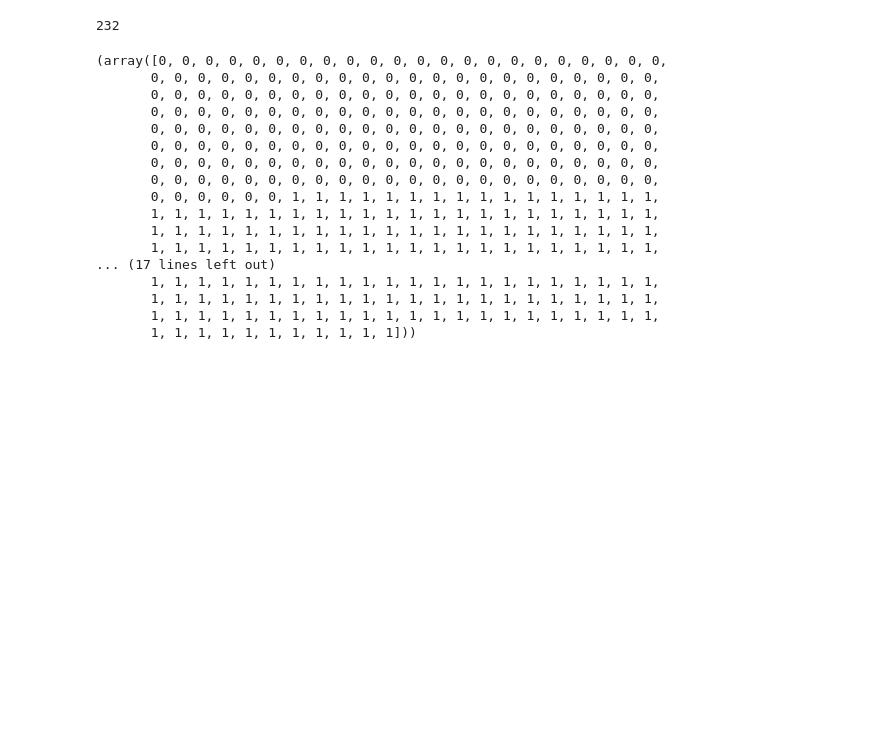
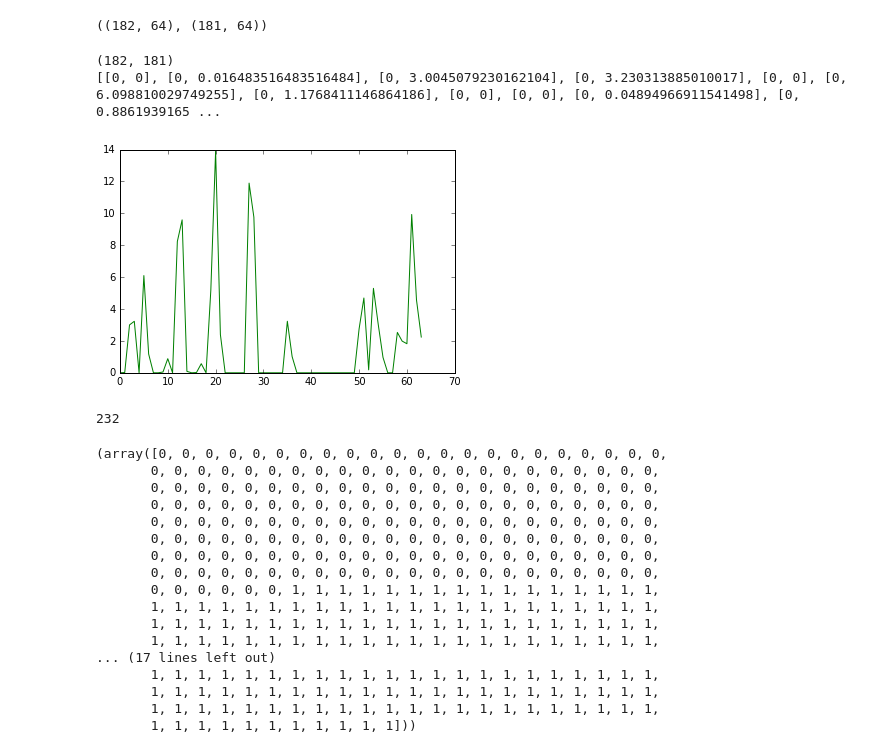
Before and after one commit to anshuman23/aaai-adversarial-clustering, a Jupyter notebook: DIGITS-1-4/zoo_approach_wip.ipynb, the cells around one changed output. Drawn from its saved outputs; the diff is of its cells as text; code cells hidden in the pictures; blank space fills up the shorter version.

```diff
--- a/DIGITS-1-4/zoo_approach_wip.ipynb
+++ b/DIGITS-1-4/zoo_approach_wip.ipynb
@@ -110,12 +110,13 @@ y = digits.target
 X1 = data[y == 1, :]
 X2 = data[y == 4,:]
 X = np.vstack((X1,X2))
+print(X1.shape, X2.shape)
 
 sample_size = X.shape[0]
 mask = np.zeros((sample_size))
 n_features = X.shape[1]
 
-X_org = np.copy(X)
+X_org = np.copy(X).astype(np.float64)
 
 ##kmeans_d = KMeans(n_clusters = cluster_size, random_state=42)
 ##labels_d = kmeans_d.fit_predict(X)
@@ -167,6 +168,37 @@ for idx in range(0,sample_size):
         mask[idx] = 1
         count+=1
         mask_idx = idx
+# %% [output]
+((182, 64), (181, 64))
+# %%
+mean_0, mean_1  = np.zeros([64]), np.zeros([64])
+for i,l in enumerate(labels_d):
+    if l == 0:
+        mean_0 += X_org[i]
+    if l == 1:
+        mean_1 += X_org[i]
+mean_0, mean_1 = mean_0/np.sum(1-labels_d), mean_1/np.sum(labels_d)
+print(np.sum(1-labels_d), np.sum(labels_d))
+
+delta = mean_0 - mean_1
+#delta = centers_d[1,:] - X_org[mask_idx]
+Delta = []
+for i,d in enumerate(delta):
+    if d > 0:
+        Delta.append([0,d*1.5])
+    #elif d < 0:
+    #    Delta.append([d*1.0, 0])
+    elif d == 0:
+        Delta.append([0,0])
+    else:
+        Delta.append([0,0])
+print(Delta)
+plt.plot(Delta)
+plt.show()
+# %% [output]
+(182, 181)
+[[0, 0], [0, 0.016483516483516484], [0, 3.0045079230162104], [0, 3.230313885010017], [0, 0], [0, 6.098810029749255], [0, 1.1768411146864186], [0, 0], [0, 0], [0, 0.04894966911541498], [0, 0.8861939165 ...
+[figure, added]
 # %%
 def f(x):
     success = 0.0
@@ -198,15 +223,18 @@ bb.search(f=f,  # given function
           m=40,  # number of function calls on subsequent stage (local search)
           batch=4,  # number of calls that will be evaluated in parallel
           resfile='output_zoo.csv')  # text file where results will be saved
-# %%
-best_noise = [+8.1137e-01, +5.0000e+00, +5.0000e+00, -5.0000e+00, +5.0000e+00, +5.0000e+00, +5.0000e+00, -5.0000e+00, +5.0000e+00, +5.0000e+00, -1.2772e+00, +5.0000e+00, -5.0000e+00, +5.0000e+00, +5.0000e+00, +5.0000e+00, -5.0000e+00, -5.0000e+00, -5.0000e+00, -5.0000e+00, +5.0000e+00, +5.0000e+00, +5.0000e+00, +5.0000e+00, -5.0000e+00, +5.0000e+00, -5.0000e+00, +5.0000e+00, +5.0000e+00, +5.0000e+00, -5.0000e+00, +5.0000e+00, -5.0000e+00, -5.0000e+00, +1.0500e-01, +5.0000e+00, -5.0000e+00, +5.0000e+00, +5.0000e+00, -5.0000e+00, -5.0000e+00, -5.0000e+00, +5.0000e+00, +5.0000e+00, -5.0000e+00, +5.0000e+00, +5.0000e+00, +2.5626e+00, +5.0000e+00, -5.0000e+00, -5.0000e+00, -5.0000e+00, +5.0000e+00, +5.0000e+00, -5.0000e+00, +5.0000e+00, +5.0000e+00, +5.0000e+00, +5.0000e+00, -5.0000e+00, +5.0000e+00, +5.0000e+00, -5.0000e+00, +5.0000e+00]
-np.save('wip_X_org.npy', X_org)
-X_adv = np.copy(X_org)
-X_adv = add_noise(X_adv, best_noise)
-np.save('wip_X_adv.npy', X_adv)
-print(mask_idx)
-# %% [output]
-232
+# %%
+#best_noise = [ +0.0000e+00, +5.0158e-03, +8.2205e-01, +7.8575e-01, +0.0000e+00, +1.1191e+00, +1.8135e-01, +0.0000e+00, +0.0000e+00, +3.3177e-03, +3.5109e-02, +0.0000e+00, +5.9110e+00, +6.6217e+00, +5.9348e-02, +0.0000e+00, +1.0058e-02, +3.3349e-01, +0.0000e+00, +2.7597e+00, +7.0635e+00, +1.1577e+00, +0.0000e+00, +0.0000e+00, +0.0000e+00, +0.0000e+00, +0.0000e+00, +4.0188e+00, +3.0712e+00, +0.0000e+00, +0.0000e+00, +0.0000e+00, +0.0000e+00, +0.0000e+00, +0.0000e+00, +5.1376e-01, +1.3948e-01, +0.0000e+00, +0.0000e+00, +0.0000e+00, +0.0000e+00, +0.0000e+00, +0.0000e+00, +0.0000e+00, +0.0000e+00, +0.0000e+00, +0.0000e+00, +0.0000e+00, +0.0000e+00, +0.0000e+00, +1.6401e+00, +2.7091e+00, +1.0398e-01, +2.8707e+00, +1.5944e+00, +4.8882e-01, +0.0000e+00, +0.0000e+00, +1.1553e+00, +8.7328e-01, +7.7087e-01, +4.0381e+00, +1.7861e+00, +8.3964e-01]
+best_noise = [+0.0000e+00, +1.6484e-02, +0.0000e+00, +0.0000e+00, +0.0000e+00, +0.0000e+00, +0.0000e+00, +0.0000e+00, +0.0000e+00, +0.0000e+00, +0.0000e+00, +0.0000e+00, +8.2380e+00, +9.5930e+00, +0.0000e+00, +0.0000e+00, +0.0000e+00, +5.7096e-01, +0.0000e+00, +5.1807e+00, +0.0000e+00, +2.4001e+00, +0.0000e+00, +0.0000e+00, +0.0000e+00, +0.0000e+00, +0.0000e+00, +1.1898e+01, +9.7636e+00, +0.0000e+00, +0.0000e+00, +0.0000e+00, +0.0000e+00, +0.0000e+00, +0.0000e+00, +0.0000e+00, +1.0136e+00, +0.0000e+00, +0.0000e+00, +0.0000e+00, +0.0000e+00, +0.0000e+00, +0.0000e+00, +0.0000e+00, +0.0000e+00, +0.0000e+00, +0.0000e+00, +0.0000e+00, +0.0000e+00, +0.0000e+00, +0.0000e+00, +0.0000e+00, +0.0000e+00, +5.2981e+00, +0.0000e+00, +0.0000e+00, +0.0000e+00, +0.0000e+00, +2.5339e+00, +1.9878e+00, +0.0000e+00, +9.9317e+00, +0.0000e+00, +2.2418e+00]
+np.save('wip_X_org.npy', X_org)
+np.savetxt('X_org.csv', X_org, delimiter=',')
+X_adv = np.copy(X_org)
+X_adv = add_noise(X_adv, best_noise)
+np.savetxt('X_adv.csv', X_adv, delimiter=',')
+np.save('wip_X_adv.npy', X_adv)
+print(mask_idx)
+# %% [output]
+232
 # %%
 Xo = np.load('wip_X_org.npy')
 Xa = np.load('wip_X_adv.npy')
```
Also changed, not shown: parts of 4 cells of this notebook, 48 other files.
